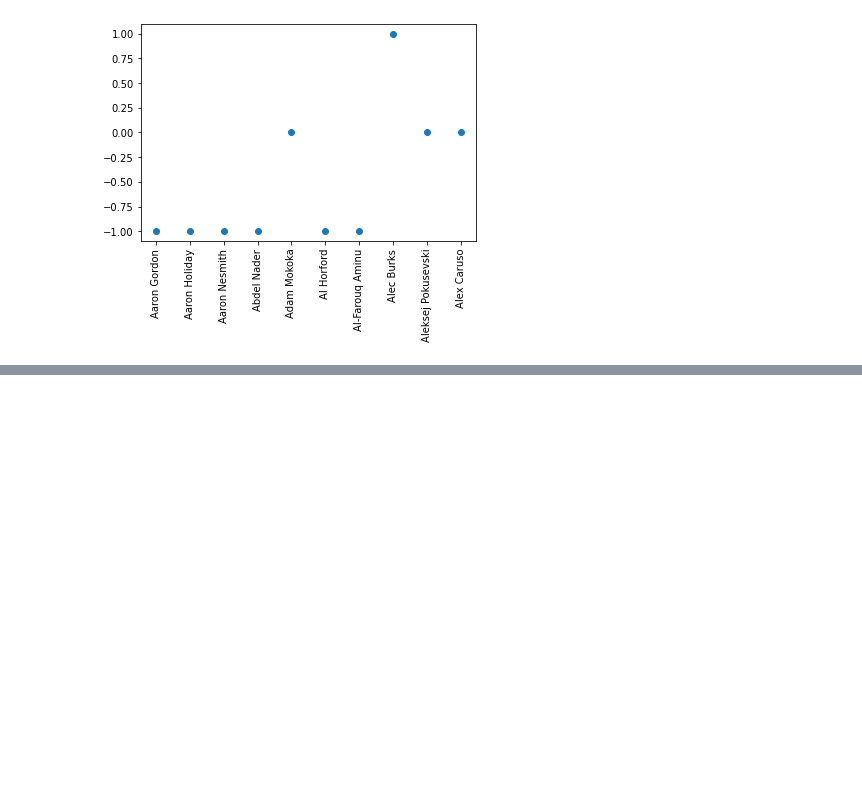
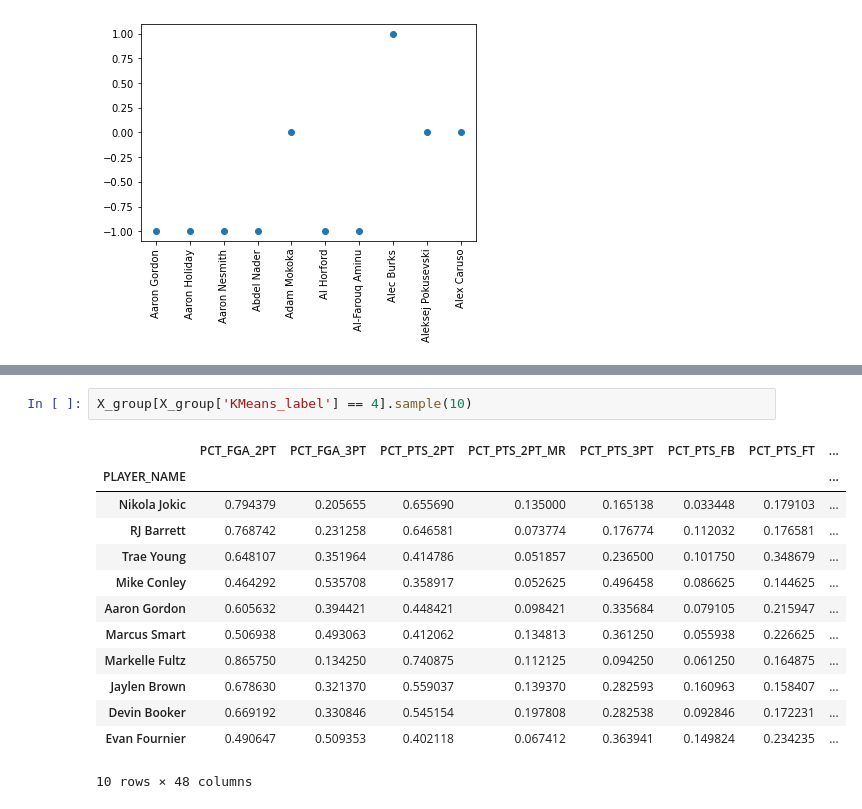
Before and after one commit to davidcholcomb/coach_ai, a Jupyter notebook: code/Untitled.ipynb, the cells around one changed output, grey strips where cells are left out. Saved outputs shown, nothing was run; the diff lists cells and outputs as text; blank space fills up the shorter version.

```diff
--- a/code/Untitled.ipynb
+++ b/code/Untitled.ipynb
@@ -342,0 +447,16 @@ plt.xticks(rotation=90)
+# %%
+X_group[X_group['KMeans_label'] == 4].sample(10)
+# %% [output]
+|  | PCT_FGA_2PT | PCT_FGA_3PT | PCT_PTS_2PT | PCT_PTS_2PT_MR | PCT_PTS_3PT | PCT_PTS_FB | PCT_PTS_FT | ... |
+| PLAYER_NAME |  |  |  |  |  |  |  | ... |
+| Nikola Jokic | 0.794379 | 0.205655 | 0.655690 | 0.135000 | 0.165138 | 0.033448 | 0.179103 | ... |
+| RJ Barrett | 0.768742 | 0.231258 | 0.646581 | 0.073774 | 0.176774 | 0.112032 | 0.176581 | ... |
+| Trae Young | 0.648107 | 0.351964 | 0.414786 | 0.051857 | 0.236500 | 0.101750 | 0.348679 | ... |
+| Mike Conley | 0.464292 | 0.535708 | 0.358917 | 0.052625 | 0.496458 | 0.086625 | 0.144625 | ... |
+| Aaron Gordon | 0.605632 | 0.394421 | 0.448421 | 0.098421 | 0.335684 | 0.079105 | 0.215947 | ... |
+| Marcus Smart | 0.506938 | 0.493063 | 0.412062 | 0.134813 | 0.361250 | 0.055938 | 0.226625 | ... |
+| Markelle Fultz | 0.865750 | 0.134250 | 0.740875 | 0.112125 | 0.094250 | 0.061250 | 0.164875 | ... |
+| Jaylen Brown | 0.678630 | 0.321370 | 0.559037 | 0.139370 | 0.282593 | 0.160963 | 0.158407 | ... |
+| Devin Booker | 0.669192 | 0.330846 | 0.545154 | 0.197808 | 0.282538 | 0.092846 | 0.172231 | ... |
+| Evan Fournier | 0.490647 | 0.509353 | 0.402118 | 0.067412 | 0.363941 | 0.149824 | 0.234235 | ... |
+10 rows × 48 columns
```
Also changed, not shown: parts of 36 cells of this notebook.
